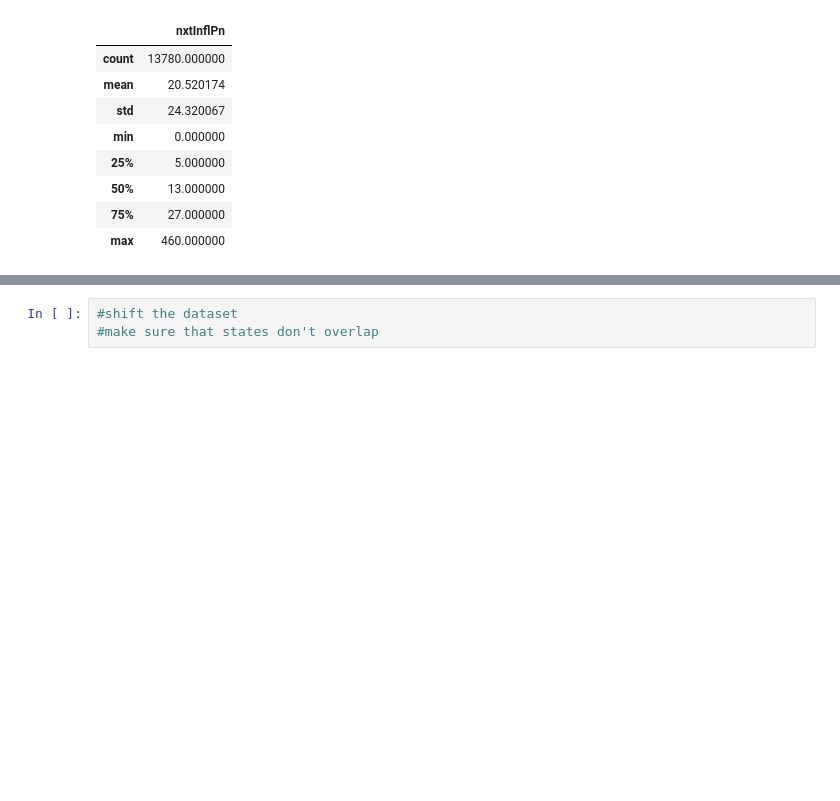
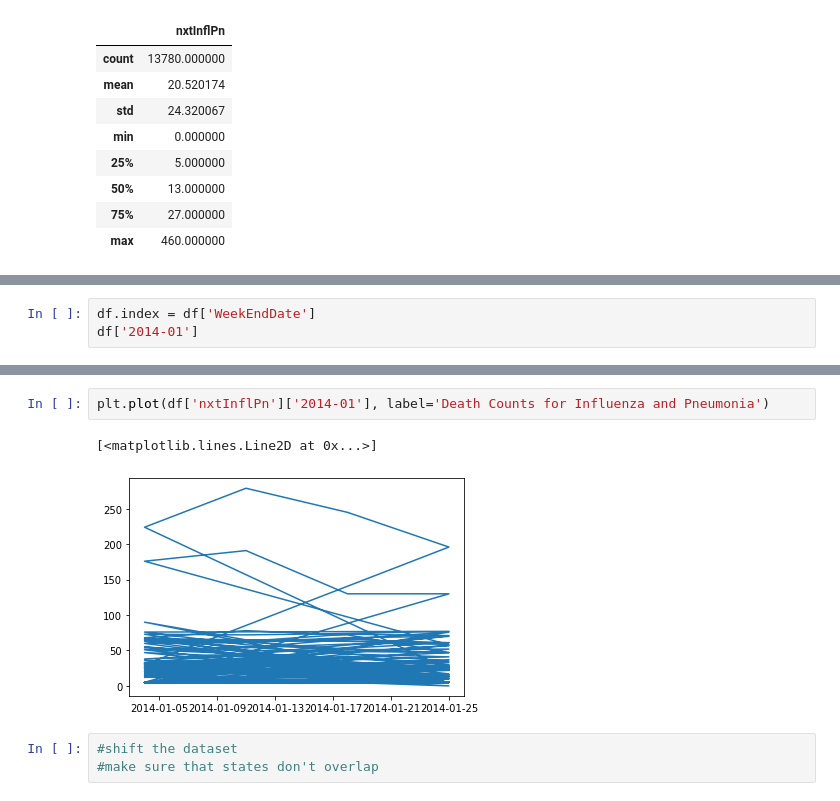
Before and after one commit to adreyzin/CapstoneTwoRepo, a Jupyter notebook: Weekly Counts of Deaths by State and Select Causes, 2014-2018.ipynb, the cells around one changed output, grey strips where cells are left out. Cells and saved outputs as stored; diff of their text form; blank space fills up the shorter version.

```diff
--- a/Weekly Counts of Deaths by State and Select Causes, 2014-2018.ipynb
+++ b/Weekly Counts of Deaths by State and Select Causes, 2014-2018.ipynb
@@ -439,0 +440,3 @@ plt.plot_date(df['WeekEndDate'], df['nxtInflPn'])
+# %%
+df.index = df['WeekEndDate']
+df['2014-01']
@@ -440,3 +458,8 @@ plt.plot_date(df['WeekEndDate'], df['nxtInflPn'])
+# %%
+plt.plot(df['nxtInflPn']['2014-01'], label='Death Counts for Influenza and Pneumonia')
+# %% [output]
+[<matplotlib.lines.Line2D at 0x...>]
+[figure, added]
 # %%
 #shift the dataset
 #make sure that states don't overlap
```
Also changed, not shown: parts of 5 cells of this notebook.
